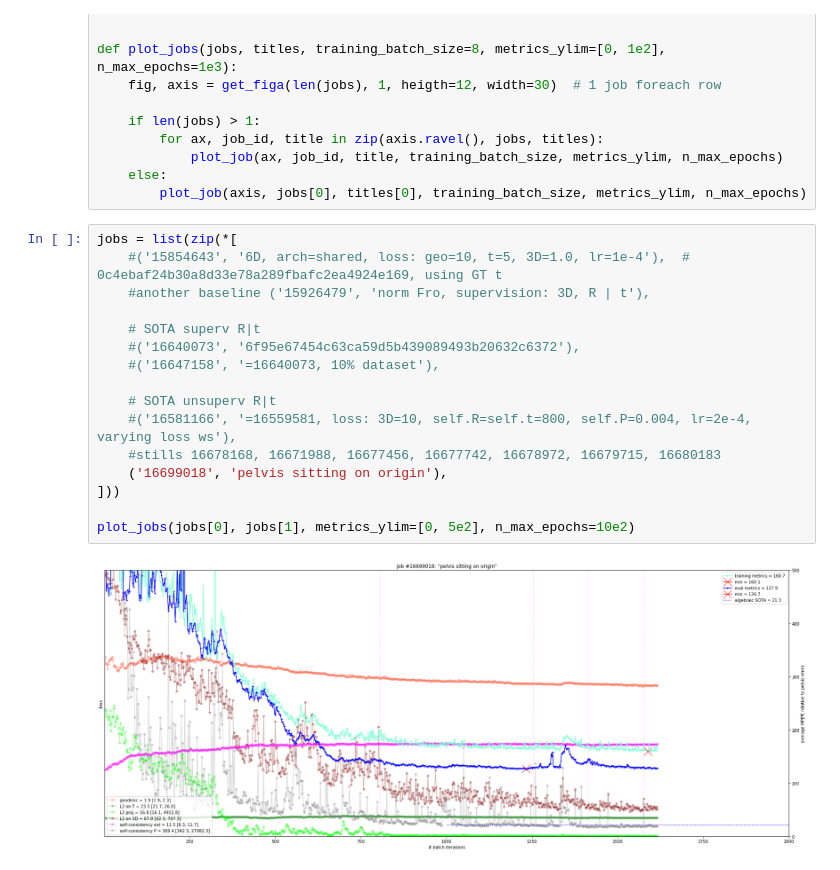
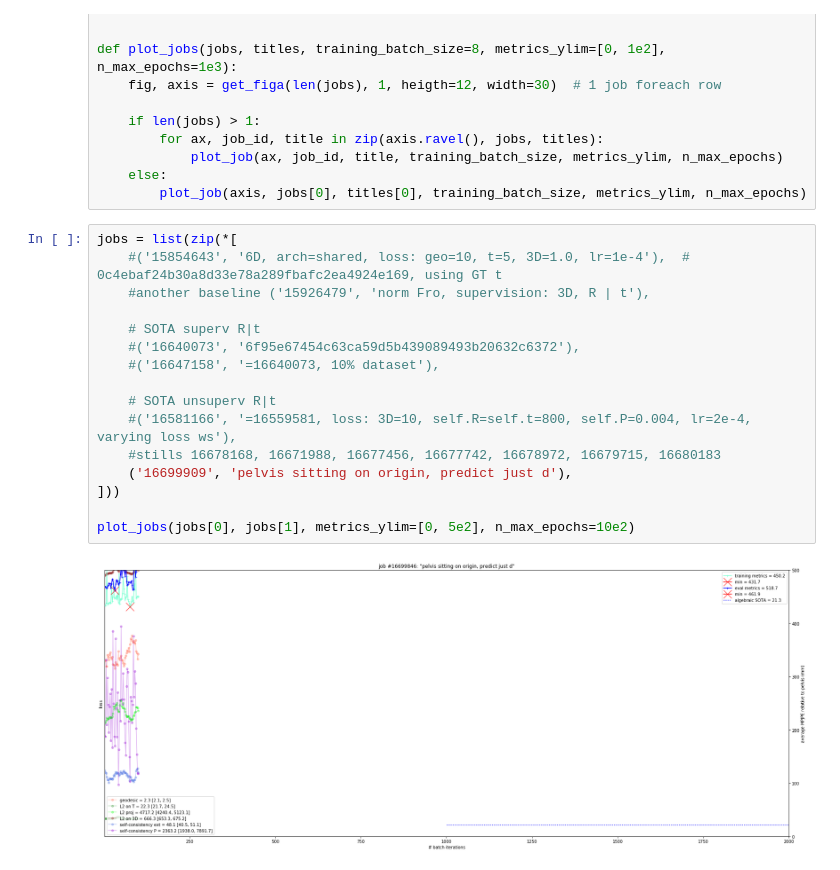
Before and after one commit to karfly/learnable-triangulation-pytorch, a Jupyter notebook: tom.ipynb, the cells around one changed output. Saved outputs shown, nothing was run; the diff lists cells and outputs as text.

```diff
--- a/tom.ipynb
+++ b/tom.ipynb
@@ -58,18 +58,18 @@ def plot_jobs(jobs, titles, training_batch_size=8, metrics_ylim=[0, 1e2], n_max_
 # %%
 jobs = list(zip(*[
     #('15854643', '6D, arch=shared, loss: geo=10, t=5, 3D=1.0, lr=1e-4'),  # 0c4ebaf24b30a8d33e78a289fbafc2ea4924e169, using GT t
     #another baseline ('15926479', 'norm Fro, supervision: 3D, R | t'),
 
     # SOTA superv R|t
     #('16640073', '6f95e67454c63ca59d5b439089493b20632c6372'),
     #('16647158', '=16640073, 10% dataset'),
 
     # SOTA unsuperv R|t
     #('16581166', '=16559581, loss: 3D=10, self.R=self.t=800, self.P=0.004, lr=2e-4, varying loss ws'),
     #stills 16678168, 16671988, 16677456, 16677742, 16678972, 16679715, 16680183
-    ('16699018', 'pelvis sitting on origin'),
+    ('16699909', 'pelvis sitting on origin, predict just d'),
 ]))
 
 plot_jobs(jobs[0], jobs[1], metrics_ylim=[0, 5e2], n_max_epochs=10e2)
 # %% [output]
-[figure, old version]
+[figure, new version]
```
Also changed, not shown: 6 other files.
